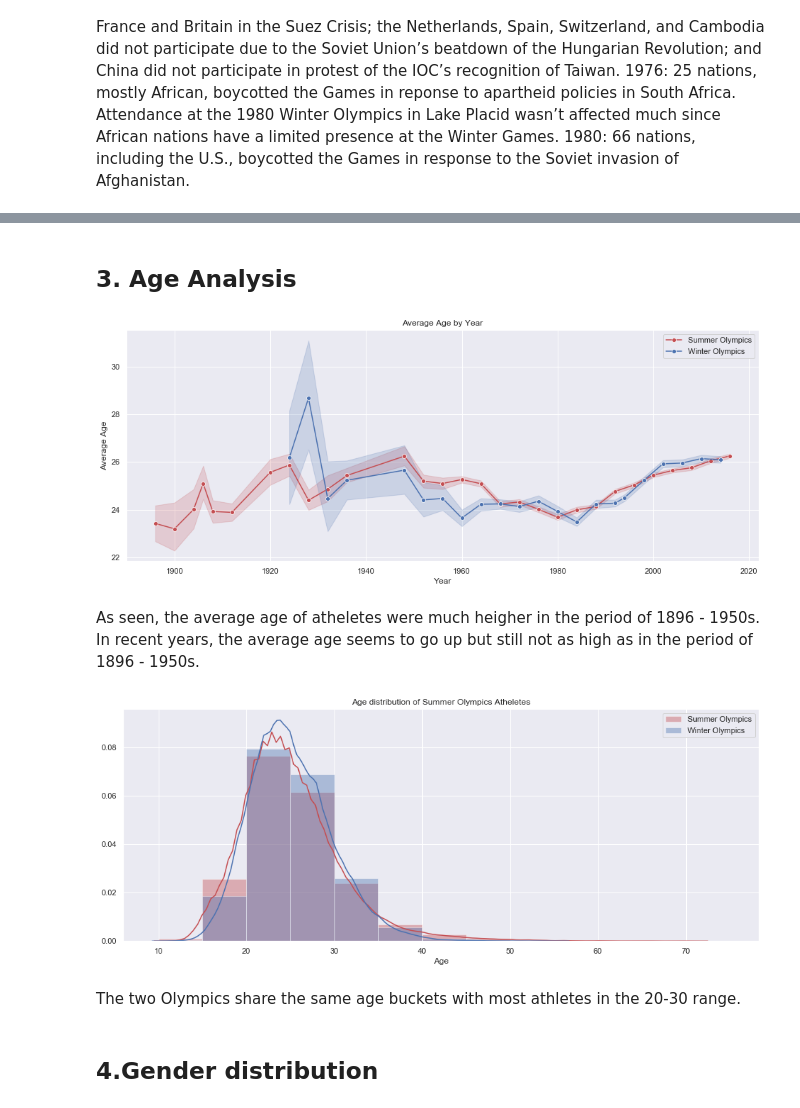
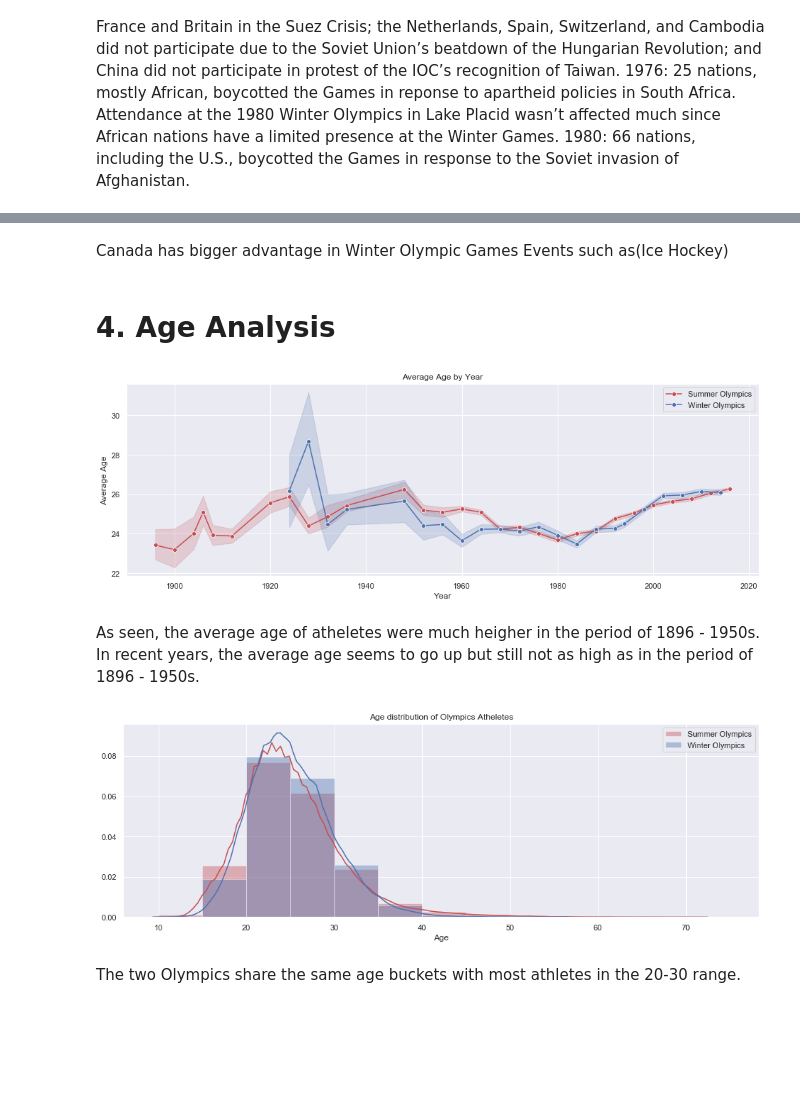
Before and after one commit to harryhancanada/learning, a Jupyter notebook: TeamProjectHarry.ipynb, the cells around one changed output, grey strips where cells are left out. Drawn from its saved outputs; the diff is of its cells as text; code cells hidden in the pictures; blank space fills up the shorter version.

```diff
--- a/TeamProjectHarry.ipynb
+++ b/TeamProjectHarry.ipynb
@@ -40,7 +44,7 @@ dtypes: float64(3), int64(2), object(12)
 memory usage: 37.2+ MB
 # %%
 # Data Cleaning(do not drop medal)
-df=df.dropna(subset=['Sex','Age','Height','Weight','Year','Season','NOC','Team','City','Event','Sport'])
+df=df.dropna(subset=['Sex','Age','Height','Weight','Year','Season','NOC','Team','City','Event','Sport','region'])
 df.info()
 # %% [output]
 <class 'pandas.core.frame.DataFrame'>
@@ -187,31 +324,31 @@ There were several years when the attendance dipped. The year and the reasons ar
+# %% [markdown]
+Canada has bigger advantage in Winter Olympic Games Events such as(Ice Hockey)
 # %% [markdown]
-## 3. Age Analysis
+# 4. Age Analysis
 # %%
 summer_mean_age = dfsummer[pd.notnull(dfsummer['Age'])]
 winter_mean_age = dfwinter[pd.notnull(dfwinter['Age'])]
-fig = plt.figure(figsize = (16, 6))
+fig = plt.figure(figsize = (16, 5))
 sns.lineplot(x = 'Year', y = 'Age', data = summer_mean_age, label = 'Summer Olympics', color = 'r', marker = 'o')
 sns.lineplot(x = 'Year', y = 'Age', data = winter_mean_age, label = 'Winter Olympics', color = 'b', marker = 'o')
 plt.title('Average Age by Year')
 plt.ylabel('Average Age')
 plt.show()
 # %% [output]
-[figure, old version]
+[figure, new version]
 # %% [markdown]
 As seen, the average age of atheletes were much heigher in the period of 1896 - 1950s. In recent years, the average age seems to go up but still not as high as in the period of 1896 - 1950s.
 # %%
 bins_list = [10, 15, 20, 25, 30, 35, 40, 45, 50, 55, 60, 65, 70, 75]
-plt.figure(figsize = (16, 6))
+plt.figure(figsize = (16, 5))
 # Summer Olympics
 sns.distplot(dfsummer['Age'],color = 'r', bins = bins_list,label = 'Summer Olympics')
 sns.distplot(dfwinter['Age'],color = 'b', bins = bins_list,label = 'Winter Olympics')
 plt.xlabel("Age")
-plt.title("Age distribution of Summer Olympics Atheletes")
+plt.title("Age distribution of Olympics Atheletes")
 plt.legend()
 plt.show()
 # %% [output]
-[figure, old version]
+[figure, new version]
 # %% [markdown]
 The two Olympics share the same age buckets with most athletes in the 20-30 range.
-# %% [markdown]
-## 4.Gender distribution
```
Also changed, not shown: parts of 85 cells of this notebook.
